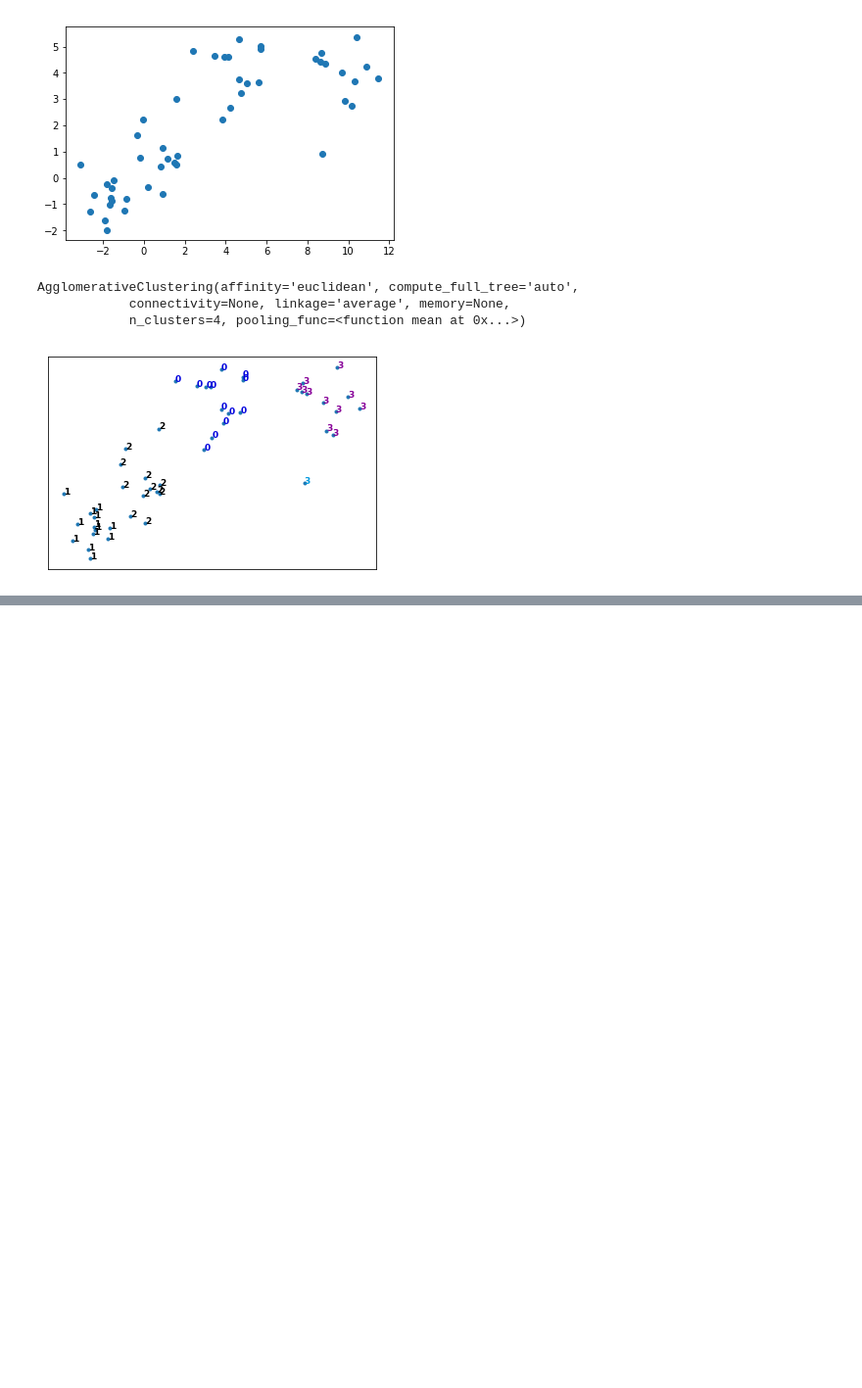
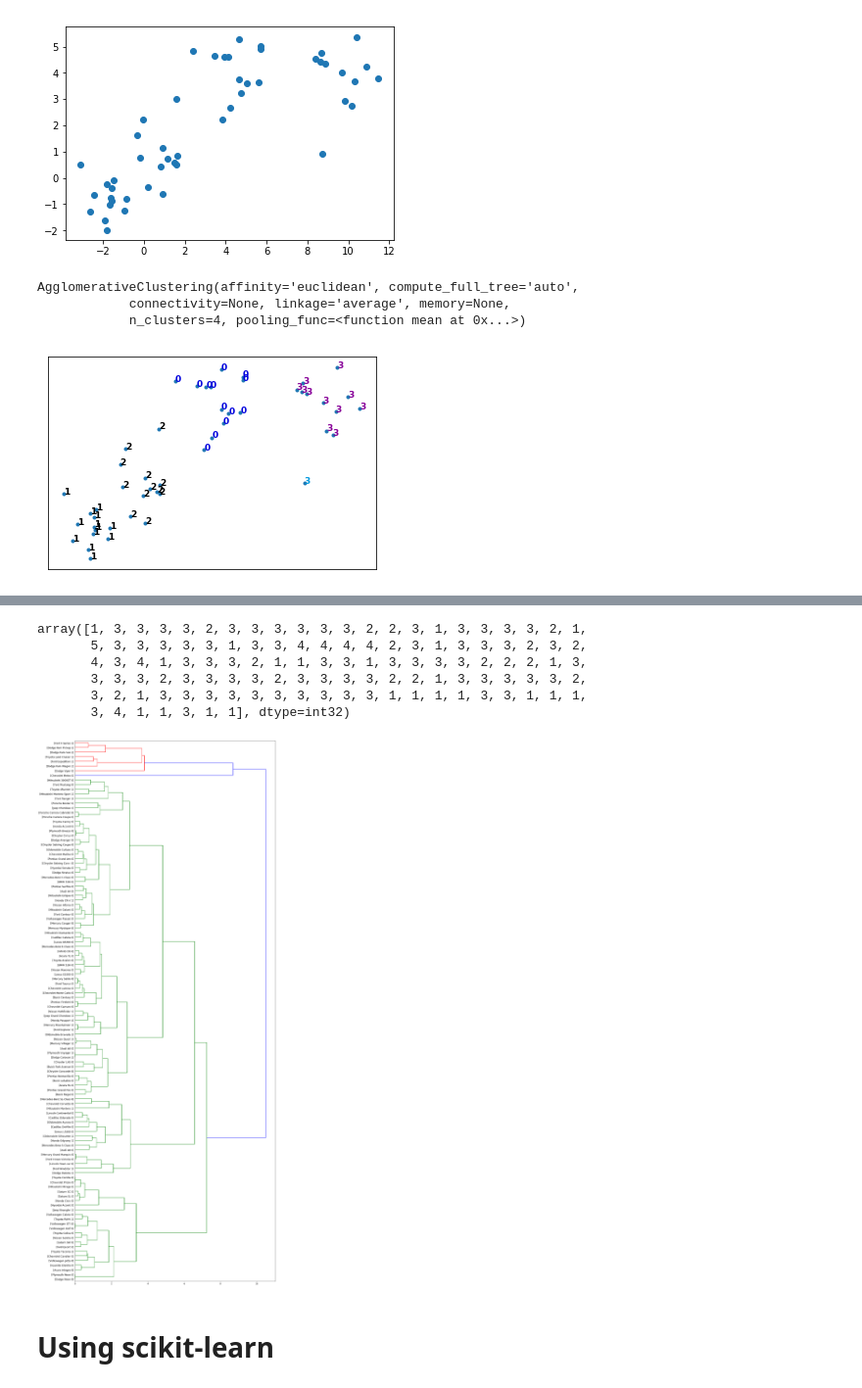
Before and after one commit to ariahendrawan713/Machine-Learning-with-Python-A-Practical-Introduction, a Jupyter notebook: Clustering - Hierarchical Clustering.ipynb, the cells around one changed output, grey strips where cells are left out. Shown: that part at 98% size. Saved outputs shown, nothing was run; the diff lists cells and outputs as text; code cells hidden in the pictures; blank space fills up the shorter version.

```diff
--- a/Clustering - Hierarchical Clustering.ipynb
+++ b/Clustering - Hierarchical Clustering.ipynb
@@ -69,0 +118,11 @@ plt.show()
+# %%
+print ("Shape of dataset before cleaning: ", pdf.size)
+pdf[[ 'sales', 'resale', 'type', 'price', 'engine_s',
+       'horsepow', 'wheelbas', 'width', 'length', 'curb_wgt', 'fuel_cap',
+       'mpg', 'lnsales']] = pdf[['sales', 'resale', 'type', 'price', 'engine_s',
+       'horsepow', 'wheelbas', 'width', 'length', 'curb_wgt', 'fuel_cap',
+       'mpg', 'lnsales']].apply(pd.to_numeric, errors='coerce')
+pdf = pdf.dropna()
+pdf = pdf.reset_index(drop=True)
+print ("Shape of dataset after cleaning: ", pdf.size)
+pdf.head(5)
@@ -69,0 +140,6 @@ plt.show()
+# %%
+from sklearn.preprocessing import MinMaxScaler
+x = featureset.values #returns a numpy array
+min_max_scaler = MinMaxScaler()
+feature_mtx = min_max_scaler.fit_transform(x)
+feature_mtx [0:5]
@@ -69,0 +157,7 @@ plt.show()
+# %%
+import scipy
+leng = feature_mtx.shape[0]
+D = scipy.zeros([leng,leng])
+for i in range(leng):
+    for j in range(leng):
+        D[i,j] = scipy.spatial.distance.euclidean(feature_mtx[i], feature_mtx[j])
@@ -69,0 +175,4 @@ plt.show()
+# %%
+import pylab
+import scipy.cluster.hierarchy
+Z = hierarchy.linkage(D, 'complete')
@@ -69,0 +193,22 @@ plt.show()
+# %%
+from scipy.cluster.hierarchy import fcluster
+k = 5
+clusters = fcluster(Z, k, criterion='maxclust')
+clusters
+# %% [output]
+array([1, 3, 3, 3, 3, 2, 3, 3, 3, 3, 3, 3, 2, 2, 3, 1, 3, 3, 3, 3, 2, 1,
+       5, 3, 3, 3, 3, 3, 1, 3, 3, 4, 4, 4, 4, 2, 3, 1, 3, 3, 3, 2, 3, 2,
+       4, 3, 4, 1, 3, 3, 3, 2, 1, 1, 3, 3, 1, 3, 3, 3, 3, 2, 2, 2, 1, 3,
+       3, 3, 3, 2, 3, 3, 3, 3, 2, 3, 3, 3, 3, 2, 2, 1, 3, 3, 3, 3, 3, 2,
+       3, 2, 1, 3, 3, 3, 3, 3, 3, 3, 3, 3, 3, 1, 1, 1, 1, 3, 3, 1, 1, 1,
+       3, 4, 1, 1, 3, 1, 1], dtype=int32)
+# %%
+fig = pylab.figure(figsize=(18,50))
+def llf(id):
+    return '[%s %s %s]' % (pdf['manufact'][id], pdf['model'][id], int(float(pdf['type'][id])) )
+
+dendro = hierarchy.dendrogram(Z,  leaf_label_func=llf, leaf_rotation=0, leaf_font_size =12, orientation = 'right')
+# %% [output]
+[figure, added]
+# %% [markdown]
+# Using scikit-learn
```
Also changed, not shown: parts of 23 cells of this notebook, 1 other file.
